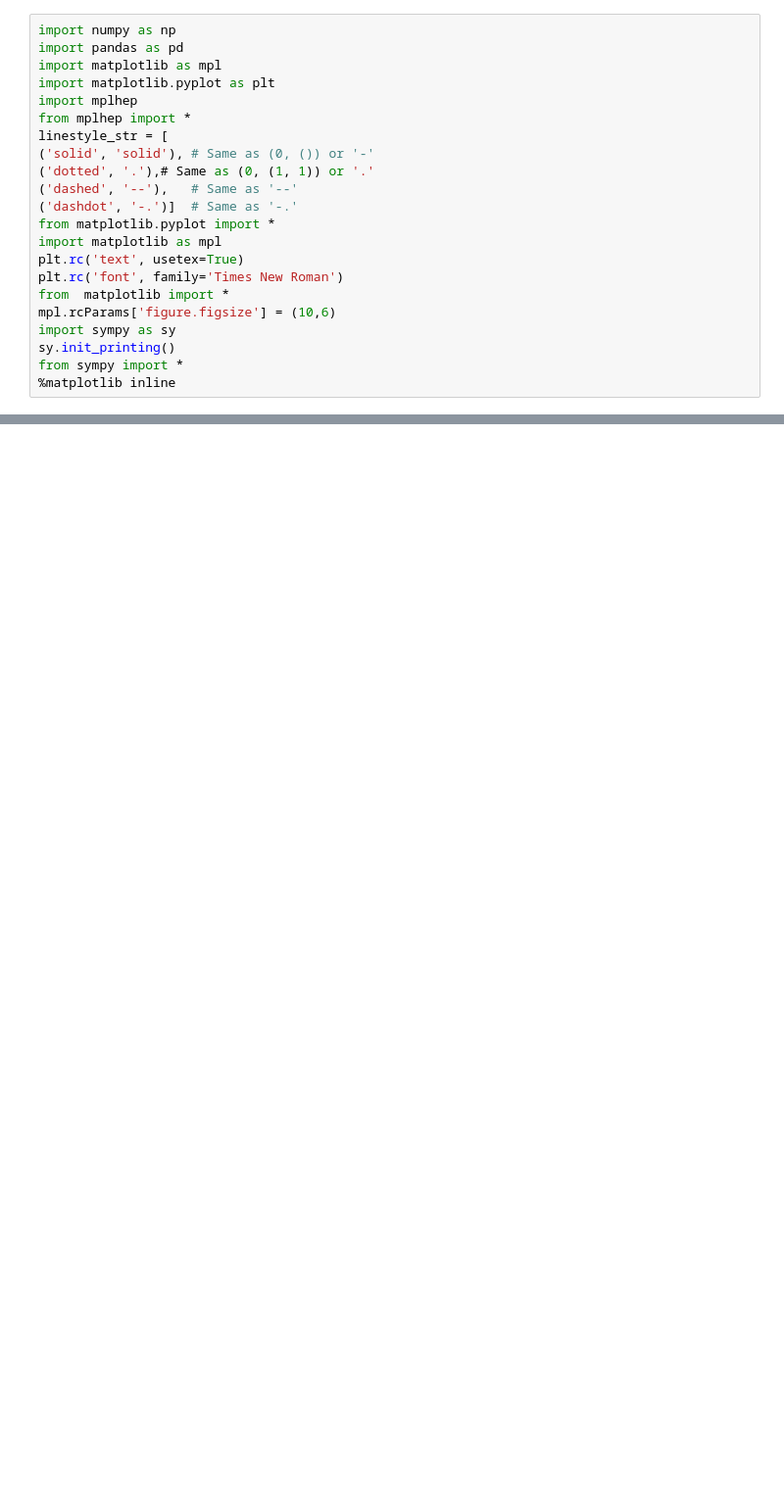
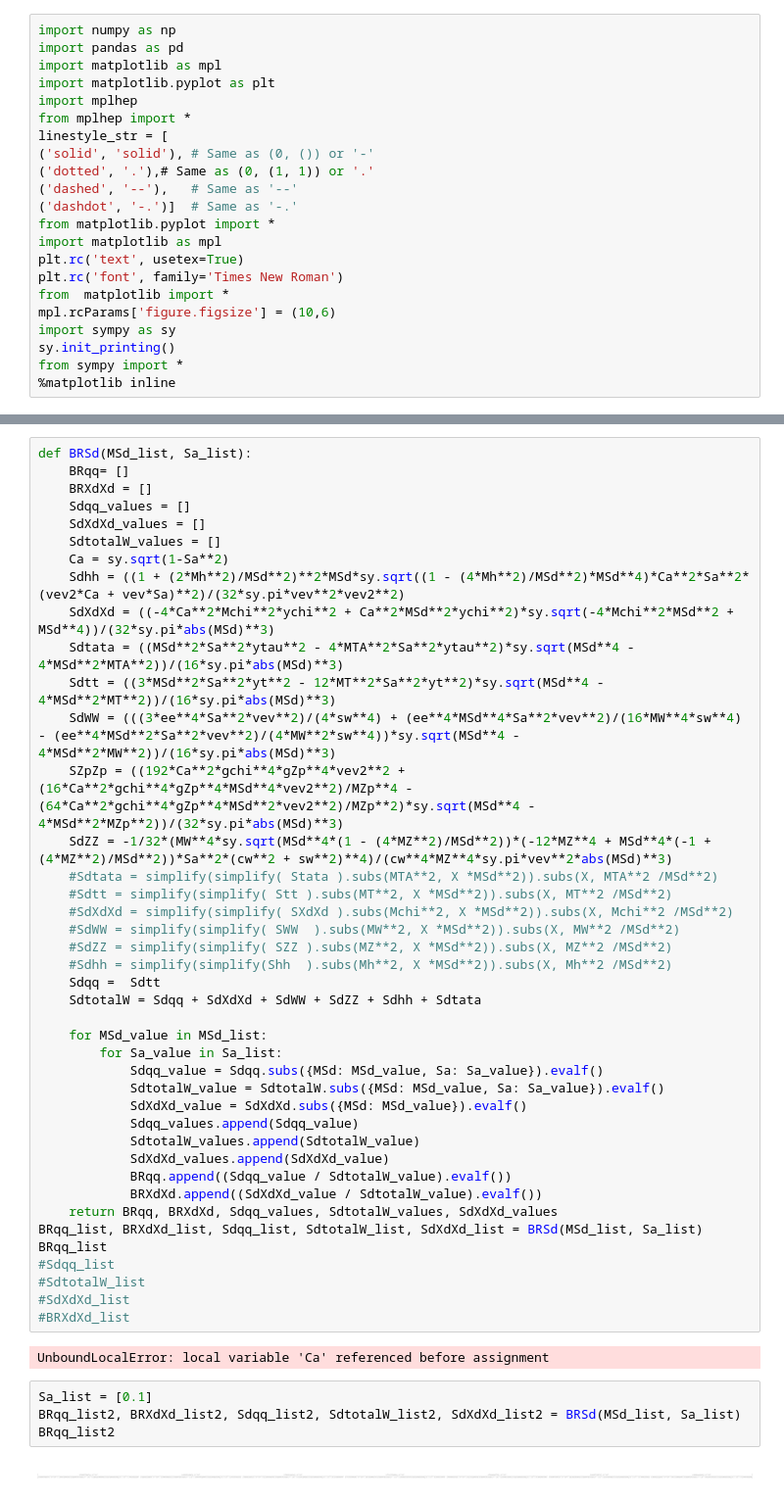
Before and after one commit to SModelS/smodelsv3-paper, a Jupyter notebook: notebooks/BR_Sd_Decays.ipynb, the cells around one changed output, grey strips where cells are left out. Shown at 98% size. Cells and saved outputs as stored; diff of their text form; blank space fills up the shorter version.

Commit message:
BRSd

```diff
--- a/notebooks/BR_Sd_Decays.ipynb
+++ b/notebooks/BR_Sd_Decays.ipynb
@@ -109,0 +53,49 @@ BRqq_list, BRXdXd_list, Sdqq_list, SdtotalW_list, SdXdXd_list = BRSd(MSd, Sa)
+# %%
+def BRSd(MSd_list, Sa_list):
+    BRqq= []
+    BRXdXd = []
+    Sdqq_values = []
+    SdXdXd_values = []
+    SdtotalW_values = []
+    Ca = sy.sqrt(1-Sa**2)
+    Sdhh = ((1 + (2*Mh**2)/MSd**2)**2*MSd*sy.sqrt((1 - (4*Mh**2)/MSd**2)*MSd**4)*Ca**2*Sa**2*(vev2*Ca + vev*Sa)**2)/(32*sy.pi*vev**2*vev2**2)
+    SdXdXd = ((-4*Ca**2*Mchi**2*ychi**2 + Ca**2*MSd**2*ychi**2)*sy.sqrt(-4*Mchi**2*MSd**2 + MSd**4))/(32*sy.pi*abs(MSd)**3)
+    Sdtata = ((MSd**2*Sa**2*ytau**2 - 4*MTA**2*Sa**2*ytau**2)*sy.sqrt(MSd**4 - 4*MSd**2*MTA**2))/(16*sy.pi*abs(MSd)**3)
+    Sdtt = ((3*MSd**2*Sa**2*yt**2 - 12*MT**2*Sa**2*yt**2)*sy.sqrt(MSd**4 - 4*MSd**2*MT**2))/(16*sy.pi*abs(MSd)**3)
+    SdWW = (((3*ee**4*Sa**2*vev**2)/(4*sw**4) + (ee**4*MSd**4*Sa**2*vev**2)/(16*MW**4*sw**4) - (ee**4*MSd**2*Sa**2*vev**2)/(4*MW**2*sw**4))*sy.sqrt(MSd**4 - 4*MSd**2*MW**2))/(16*sy.pi*abs(MSd)**3)
+    SZpZp = ((192*Ca**2*gchi**4*gZp**4*vev2**2 + (16*Ca**2*gchi**4*gZp**4*MSd**4*vev2**2)/MZp**4 - (64*Ca**2*gchi**4*gZp**4*MSd**2*vev2**2)/MZp**2)*sy.sqrt(MSd**4 - 4*MSd**2*MZp**2))/(32*sy.pi*abs(MSd)**3)
+    SdZZ = -1/32*(MW**4*sy.sqrt(MSd**4*(1 - (4*MZ**2)/MSd**2))*(-12*MZ**4 + MSd**4*(-1 + (4*MZ**2)/MSd**2))*Sa**2*(cw**2 + sw**2)**4)/(cw**4*MZ**4*sy.pi*vev**2*abs(MSd)**3)
+    #Sdtata = simplify(simplify( Stata ).subs(MTA**2, X *MSd**2)).subs(X, MTA**2 /MSd**2)
+    #Sdtt = simplify(simplify( Stt ).subs(MT**2, X *MSd**2)).subs(X, MT**2 /MSd**2)
+    #SdXdXd = simplify(simplify( SXdXd ).subs(Mchi**2, X *MSd**2)).subs(X, Mchi**2 /MSd**2)
+    #SdWW = simplify(simplify( SWW  ).subs(MW**2, X *MSd**2)).subs(X, MW**2 /MSd**2)
+    #SdZZ = simplify(simplify( SZZ ).subs(MZ**2, X *MSd**2)).subs(X, MZ**2 /MSd**2)
+    #Sdhh = simplify(simplify(Shh  ).subs(Mh**2, X *MSd**2)).subs(X, Mh**2 /MSd**2)
+    Sdqq =  Sdtt
+    SdtotalW = Sdqq + SdXdXd + SdWW + SdZZ + Sdhh + Sdtata
+
+    for MSd_value in MSd_list:
+        for Sa_value in Sa_list:
+            Sdqq_value = Sdqq.subs({MSd: MSd_value, Sa: Sa_value}).evalf()
+            SdtotalW_value = SdtotalW.subs({MSd: MSd_value, Sa: Sa_value}).evalf()
+            SdXdXd_value = SdXdXd.subs({MSd: MSd_value}).evalf()
+            Sdqq_values.append(Sdqq_value)
+            SdtotalW_values.append(SdtotalW_value)
+            SdXdXd_values.append(SdXdXd_value)
+            BRqq.append((Sdqq_value / SdtotalW_value).evalf())
+            BRXdXd.append((SdXdXd_value / SdtotalW_value).evalf())
+    return BRqq, BRXdXd, Sdqq_values, SdtotalW_values, SdXdXd_values
+BRqq_list, BRXdXd_list, Sdqq_list, SdtotalW_list, SdXdXd_list = BRSd(MSd_list, Sa_list)
+BRqq_list
+#Sdqq_list
+#SdtotalW_list
+#SdXdXd_list
+#BRXdXd_list
+# %% [output]
+UnboundLocalError: local variable 'Ca' referenced before assignment
+# %%
+Sa_list = [0.1]
+BRqq_list2, BRXdXd_list2, Sdqq_list2, SdtotalW_list2, SdXdXd_list2 = BRSd(MSd_list, Sa_list)
+BRqq_list2
+# %% [output]
+[figure, added]
```
Also changed, not shown: parts of 5 cells of this notebook, 3 other files.
